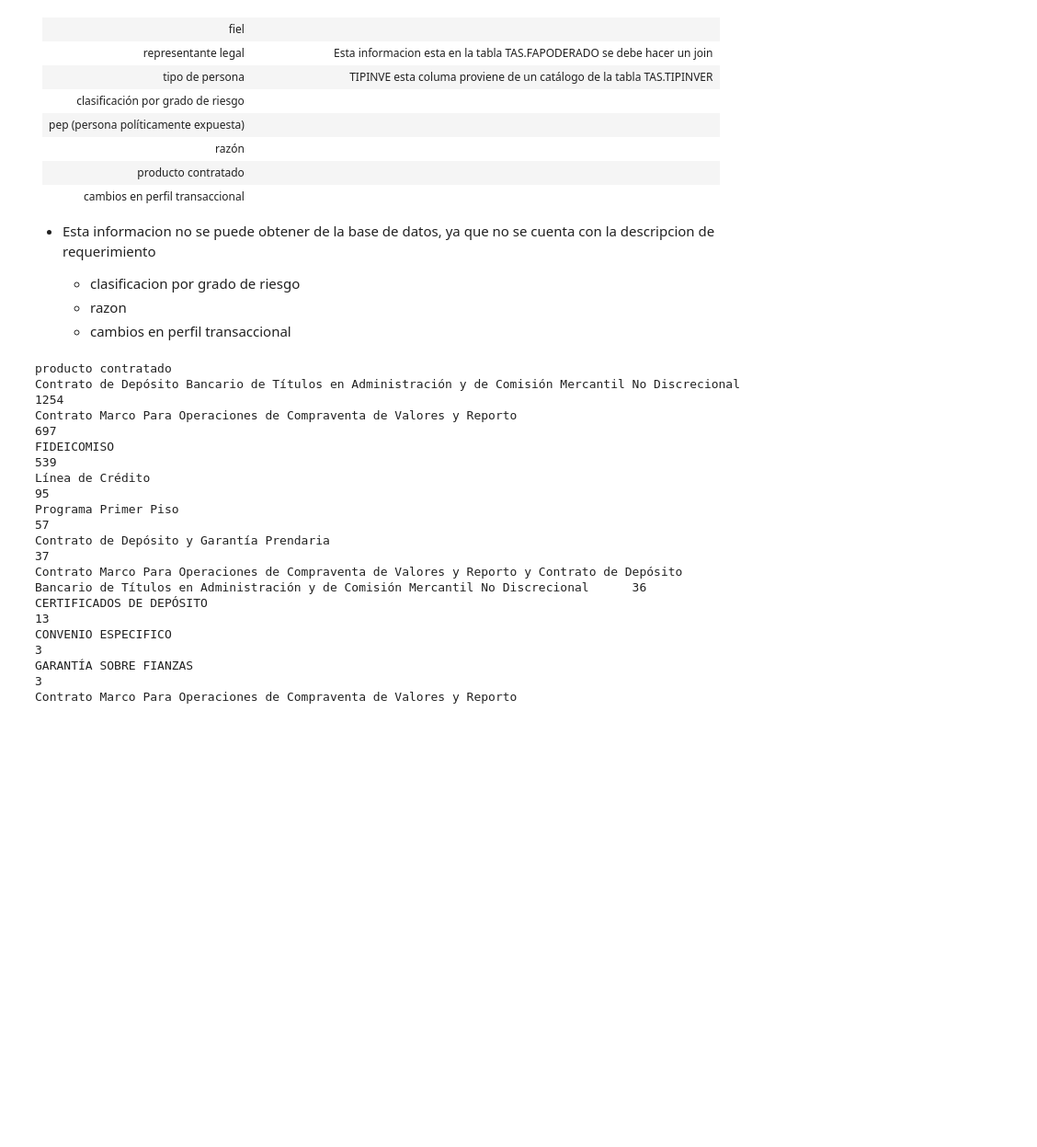
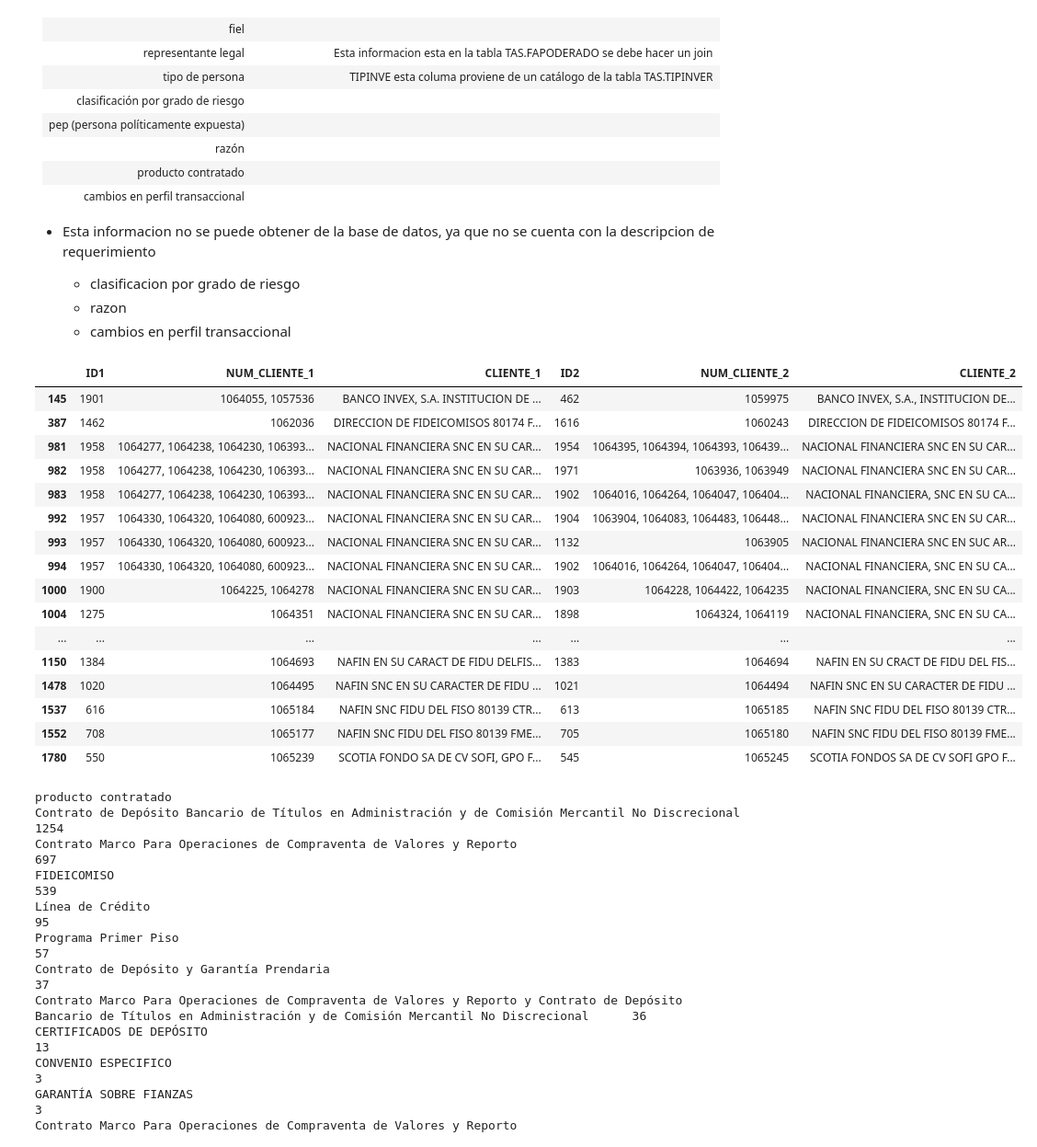
Before and after one commit to Ale1726/clientes_eda, a Jupyter notebook: tas_descripcion.ipynb, the cells around one changed output. Shown at 92% size. Drawn from its saved outputs; the diff is of its cells as text; code cells hidden in the pictures; blank space fills up the shorter version.

```diff
--- a/tas_descripcion.ipynb
+++ b/tas_descripcion.ipynb
@@ -137,0 +176,16 @@ def get_data_tas(database,path_exit, query, query2):
+# %%
+df["TELEFONO"] = df.apply(lambda row:( limpiar_telefono(row["TELEFONO1"],row["TELEFONO2"])
+                            ),axis=1)
+# %%
+df['FECHA_DE_ACTUALIZACION'] = datetime.now().strftime('%d/%m/%y')
+# %%
+col_final = ['NEGOCIO', 'NOMBRE_O_RAZON_SOCIAL', 'NUMERO_CLIENTE', 'ESTATUS',
+       'NUMERO_CONTRATO', 'GENERO', 'FECHA_NAC_O_CONST',
+       'ENTIDAD_FEDERATIVA_NACIMIENTO', 'PAIS_DE_NACIMIENTO', 'NACIONALIDAD',
+       'PROFESION', 'CALLE', 'NUMERO_EXTERIOR', 'NUMERO_INTERIOR',
+       'COLONIA_URBANIZACION', 'DELEGACION_MUNICIPIO', 'CIUDAD_POBLACION',
+       'ENTIDAD_FEDERATIVA', 'CODIGO_POSTAL', 'PAIS', 'TELEFONO',
+       'CORREO_ELECTRONICO', 'RFC', 'CURP', 'FIEL', 'REPRESENTANTE_LEGAL',
+       'TIPO_PERSONA', 'PRODUCTO_CONTRATADO',
+       'SISTEMA_ORIGEN', 'FECHA_DE_ACTUALIZACION']
+df = df[col_final]
@@ -137,0 +327,22 @@ def get_data_tas(database,path_exit, query, query2):
+# %%
+clt_repetidos = compara_nombres(df, df, "NOMBRE_O_RAZON_SOCIAL", "NOMBRE_O_RAZON_SOCIAL","NUMERO_CLIENTE","NUMERO_CLIENTE", 99)
+# %%
+clt_repetidos
+# %% [output]
+|  | ID1 | NUM_CLIENTE_1 | CLIENTE_1 | ID2 | NUM_CLIENTE_2 | CLIENTE_2 |
+| 145 | 1901 | 1064055, 1057536 | BANCO INVEX, S.A. INSTITUCION DE ... | 462 | 1059975 | BANCO INVEX, S.A., INSTITUCION DE... |
+| 387 | 1462 | 1062036 | DIRECCION DE FIDEICOMISOS 80174 F... | 1616 | 1060243 | DIRECCION DE FIDEICOMISOS 80174 F... |
+| 981 | 1958 | 1064277, 1064238, 1064230, 106393... | NACIONAL FINANCIERA SNC EN SU CAR... | 1954 | 1064395, 1064394, 1064393, 106439... | NACIONAL FINANCIERA SNC EN SU CAR... |
+| 982 | 1958 | 1064277, 1064238, 1064230, 106393... | NACIONAL FINANCIERA SNC EN SU CAR... | 1971 | 1063936, 1063949 | NACIONAL FINANCIERA SNC EN SU CAR... |
+| 983 | 1958 | 1064277, 1064238, 1064230, 106393... | NACIONAL FINANCIERA SNC EN SU CAR... | 1902 | 1064016, 1064264, 1064047, 106404... | NACIONAL FINANCIERA, SNC EN SU CA... |
+| 992 | 1957 | 1064330, 1064320, 1064080, 600923... | NACIONAL FINANCIERA SNC EN SU CAR... | 1904 | 1063904, 1064083, 1064483, 106448... | NACIONAL FINANCIERA SNC EN SU CAR... |
+| 993 | 1957 | 1064330, 1064320, 1064080, 600923... | NACIONAL FINANCIERA SNC EN SU CAR... | 1132 | 1063905 | NACIONAL FINANCIERA SNC EN SUC AR... |
+| 994 | 1957 | 1064330, 1064320, 1064080, 600923... | NACIONAL FINANCIERA SNC EN SU CAR... | 1902 | 1064016, 1064264, 1064047, 106404... | NACIONAL FINANCIERA, SNC EN SU CA... |
+| 1000 | 1900 | 1064225, 1064278 | NACIONAL FINANCIERA SNC EN SU CAR... | 1903 | 1064228, 1064422, 1064235 | NACIONAL FINANCIERA, SNC EN SU CA... |
+| 1004 | 1275 | 1064351 | NACIONAL FINANCIERA SNC EN SU CAR... | 1898 | 1064324, 1064119 | NACIONAL FINANCIERA, SNC EN SU CA... |
+| ... | ... | ... | ... | ... | ... | ... |
+| 1150 | 1384 | 1064693 | NAFIN EN SU CARACT DE FIDU DELFIS... | 1383 | 1064694 | NAFIN EN SU CRACT DE FIDU DEL FIS... |
+| 1478 | 1020 | 1064495 | NAFIN SNC EN SU CARACTER DE FIDU ... | 1021 | 1064494 | NAFIN SNC EN SU CARACTER DE FIDU ... |
+| 1537 | 616 | 1065184 | NAFIN SNC FIDU DEL FISO 80139 CTR... | 613 | 1065185 | NAFIN SNC FIDU DEL FISO 80139 CTR... |
+| 1552 | 708 | 1065177 | NAFIN SNC FIDU DEL FISO 80139 FME... | 705 | 1065180 | NAFIN SNC FIDU DEL FISO 80139 FME... |
+| 1780 | 550 | 1065239 | SCOTIA FONDO SA DE CV SOFI, GPO F... | 545 | 1065245 | SCOTIA FONDOS SA DE CV SOFI GPO F... |
```
Also changed, not shown: parts of 15 cells of this notebook, 15 other files.
